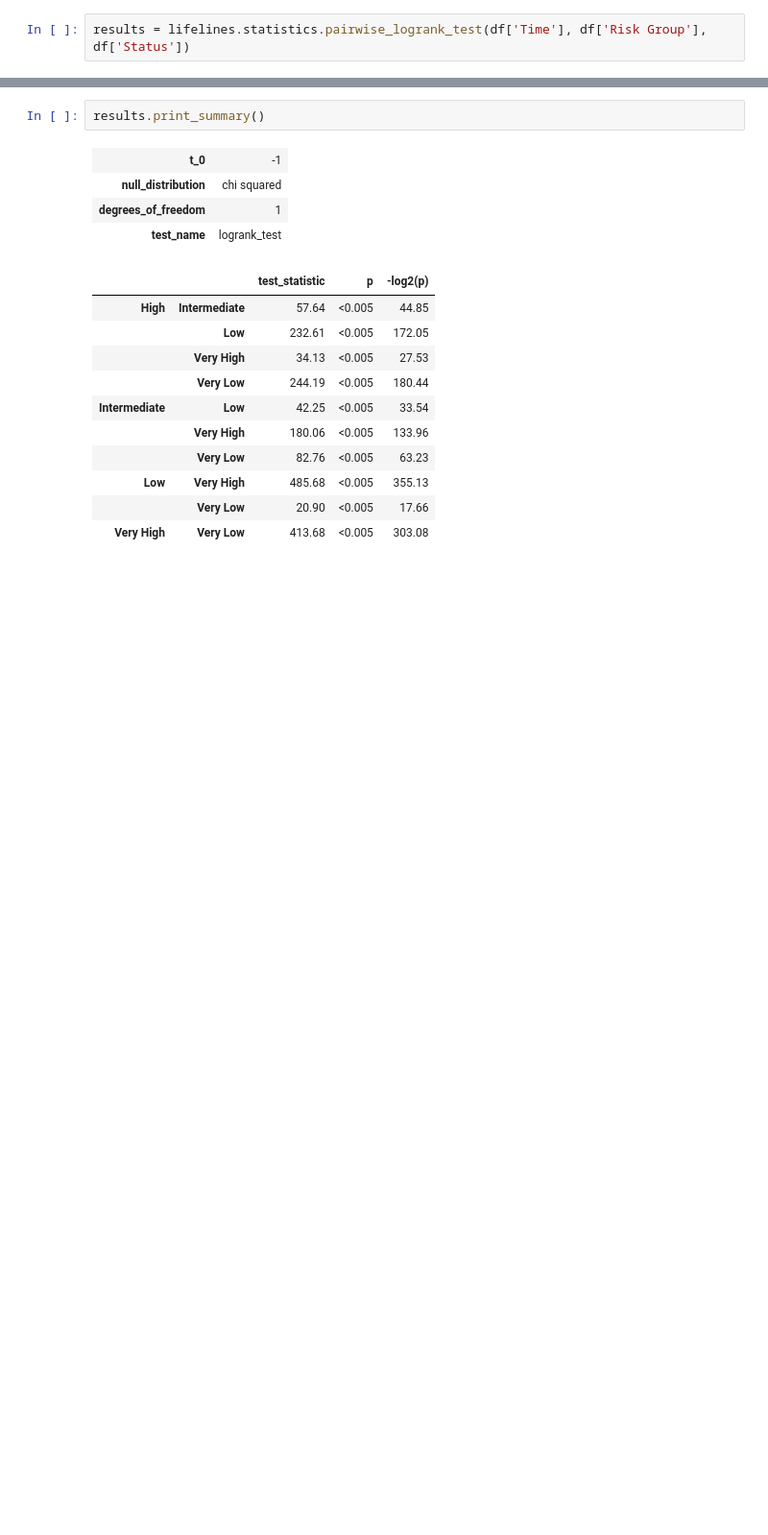
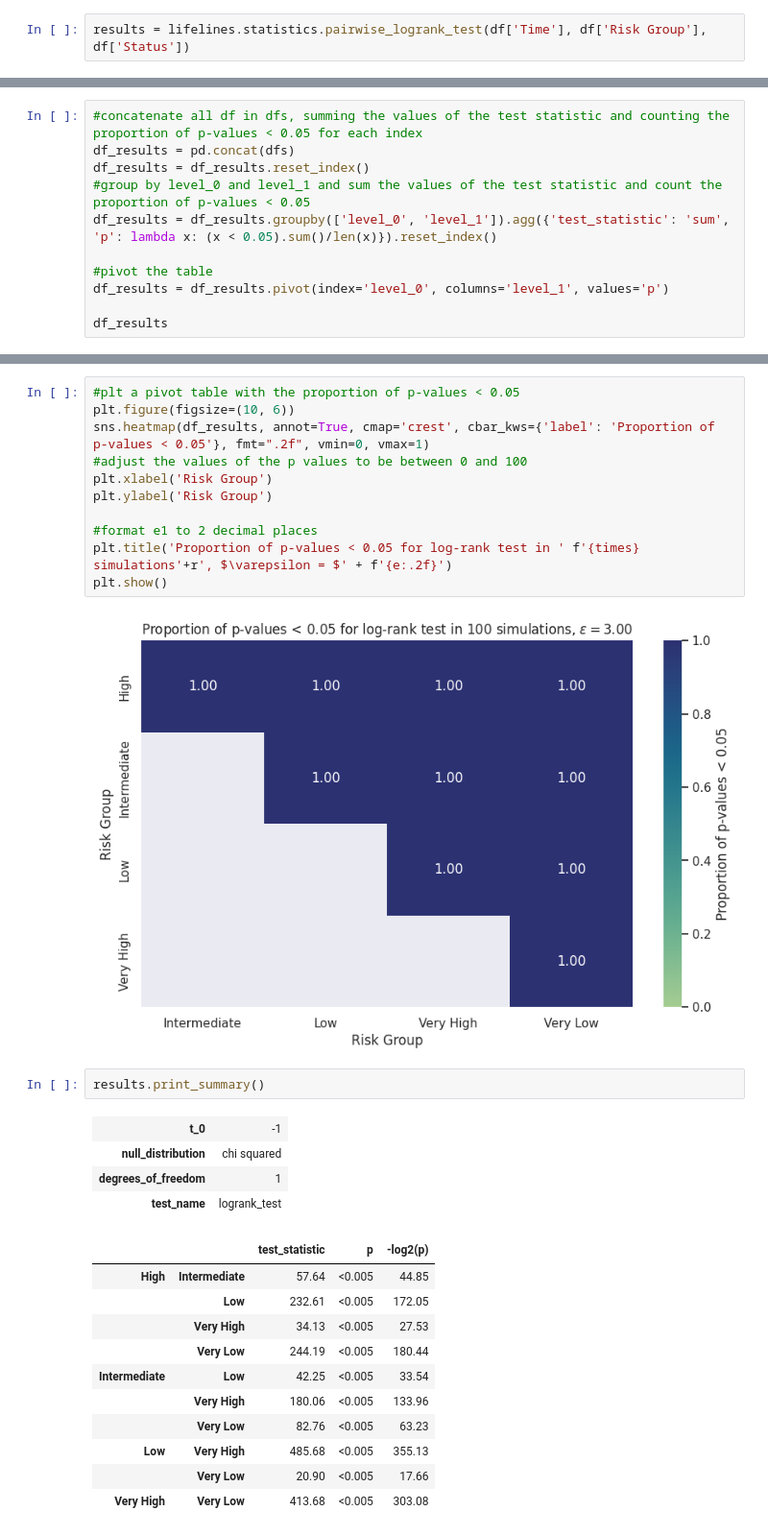
Before and after one commit to Kekkodf/DP-SurvAnalysis, a Jupyter notebook: src/dp_notebook.ipynb, the cells around one changed output, grey strips where cells are left out. Shown at 96% size. Drawn from its saved outputs; the diff is of its cells as text; blank space fills up the shorter version.

```diff
--- a/src/dp_notebook.ipynb
+++ b/src/dp_notebook.ipynb
@@ -168,0 +247,11 @@ results_dp = lifelines.statistics.pairwise_logrank_test(df['Time'], df['Privatiz
+# %%
+#concatenate all df in dfs, summing the values of the test statistic and counting the proportion of p-values < 0.05 for each index
+df_results = pd.concat(dfs)
+df_results = df_results.reset_index()
+#group by level_0 and level_1 and sum the values of the test statistic and count the proportion of p-values < 0.05
+df_results = df_results.groupby(['level_0', 'level_1']).agg({'test_statistic': 'sum', 'p': lambda x: (x < 0.05).sum()/len(x)}).reset_index()
+
+#pivot the table
+df_results = df_results.pivot(index='level_0', columns='level_1', values='p')
+
+df_results
@@ -169,3 +265,16 @@ results_dp = lifelines.statistics.pairwise_logrank_test(df['Time'], df['Privatiz
+# %%
+#plt a pivot table with the proportion of p-values < 0.05
+plt.figure(figsize=(10, 6))
+sns.heatmap(df_results, annot=True, cmap='crest', cbar_kws={'label': 'Proportion of p-values < 0.05'}, fmt=".2f", vmin=0, vmax=1)
+#adjust the values of the p values to be between 0 and 100
+plt.xlabel('Risk Group')
+plt.ylabel('Risk Group')
+
+#format e1 to 2 decimal places
+plt.title('Proportion of p-values < 0.05 for log-rank test in ' f'{times} simulations'+r', $\varepsilon = $' + f'{e:.2f}')
+plt.show()
+# %% [output]
+[figure, added]
 # %%
 results.print_summary()
 # %% [output]
```
Also changed, not shown: parts of 23 cells of this notebook, 5 other files.
